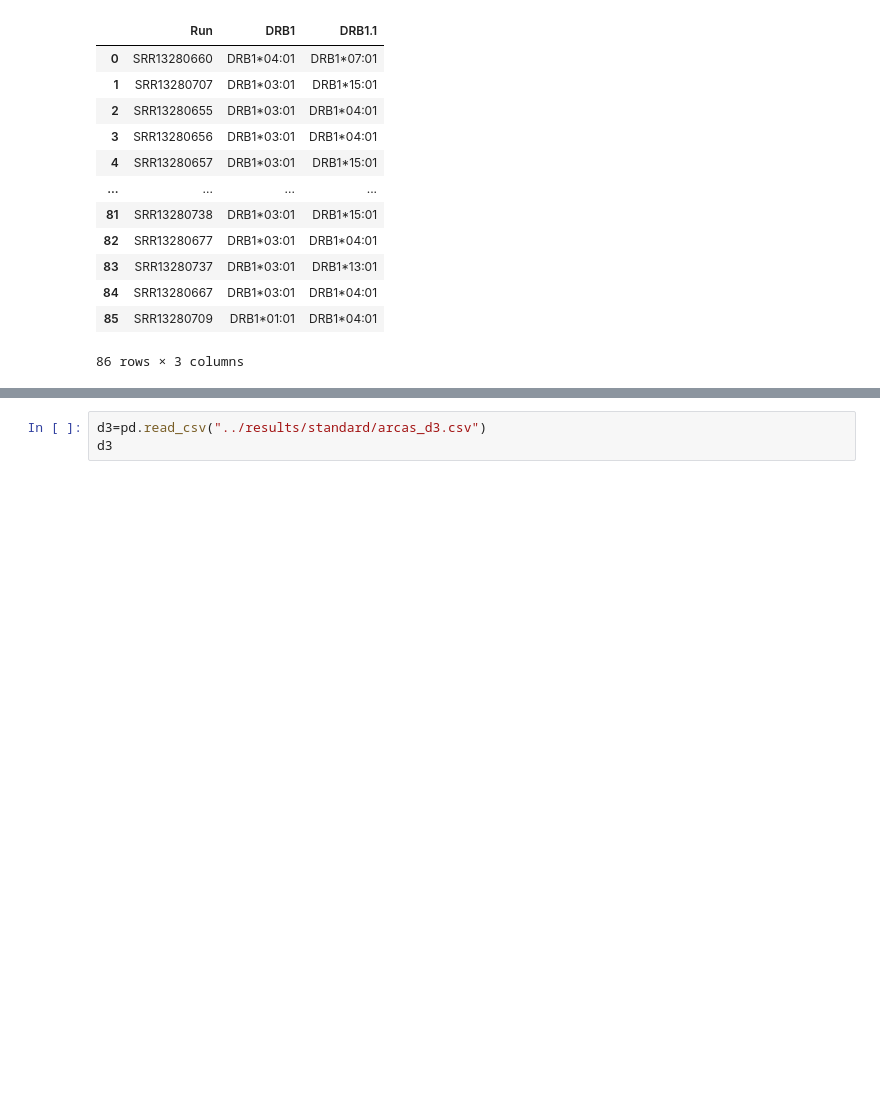
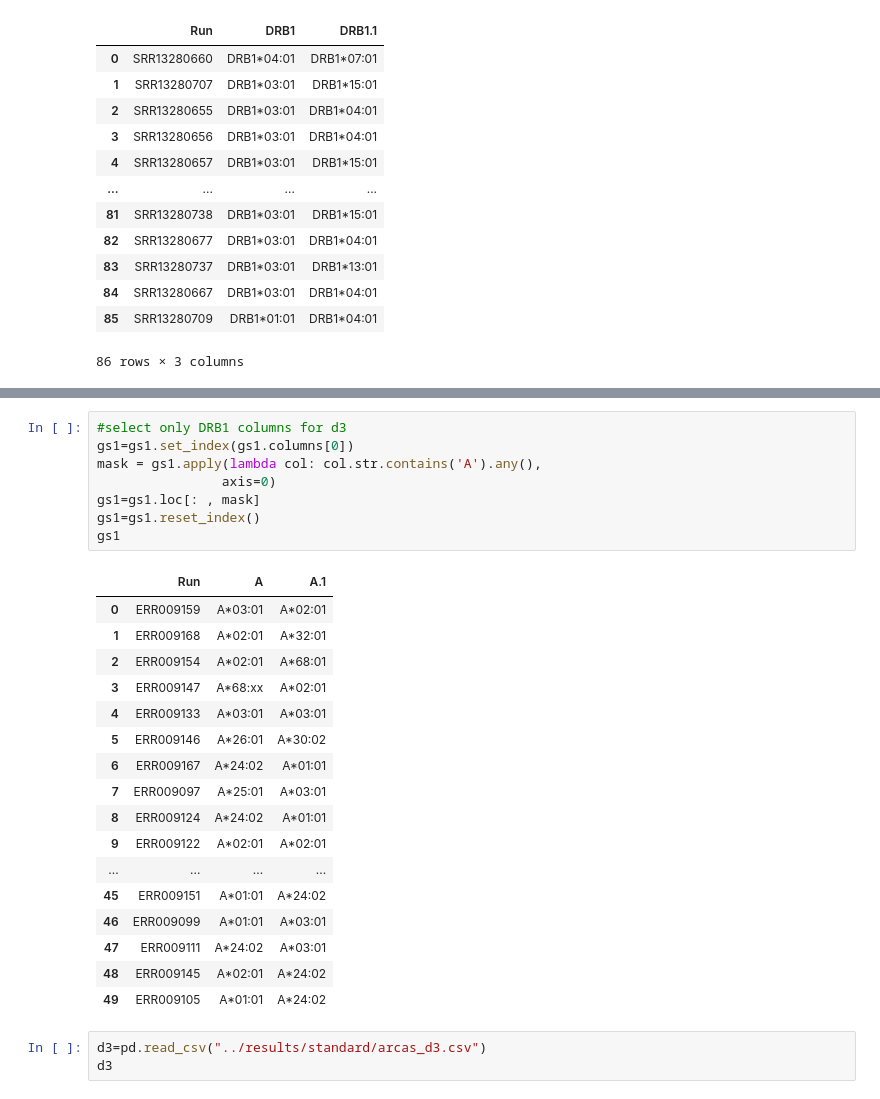
Before and after one commit to ydottie/hlaproject, a Jupyter notebook: notebooks/misreads_d3.ipynb, the cells around one changed output, grey strips where cells are left out. Saved outputs shown, nothing was run; the diff lists cells and outputs as text; blank space fills up the shorter version.

```diff
--- a/notebooks/misreads_d3.ipynb
+++ b/notebooks/misreads_d3.ipynb
@@ -25,3 +56,29 @@ gs3
+# %%
+#select only DRB1 columns for d3
+gs1=gs1.set_index(gs1.columns[0])
+mask = gs1.apply(lambda col: col.str.contains('A').any(),
+                axis=0)
+gs1=gs1.loc[: , mask]
+gs1=gs1.reset_index()
+gs1
+# %% [output]
+|  | Run | A | A.1 |
+| 0 | ERR009159 | A*03:01 | A*02:01 |
+| 1 | ERR009168 | A*02:01 | A*32:01 |
+| 2 | ERR009154 | A*02:01 | A*68:01 |
+| 3 | ERR009147 | A*68:xx | A*02:01 |
+| 4 | ERR009133 | A*03:01 | A*03:01 |
+| 5 | ERR009146 | A*26:01 | A*30:02 |
+| 6 | ERR009167 | A*24:02 | A*01:01 |
+| 7 | ERR009097 | A*25:01 | A*03:01 |
+| 8 | ERR009124 | A*24:02 | A*01:01 |
+| 9 | ERR009122 | A*02:01 | A*02:01 |
+| ... | ... | ... | ... |
+| 45 | ERR009151 | A*01:01 | A*24:02 |
+| 46 | ERR009099 | A*01:01 | A*03:01 |
+| 47 | ERR009111 | A*24:02 | A*03:01 |
+| 48 | ERR009145 | A*02:01 | A*24:02 |
+| 49 | ERR009105 | A*01:01 | A*24:02 |
 # %%
 d3=pd.read_csv("../results/standard/arcas_d3.csv")
 d3
```
Also changed, not shown: parts of 14 cells of this notebook, 1 other file.
